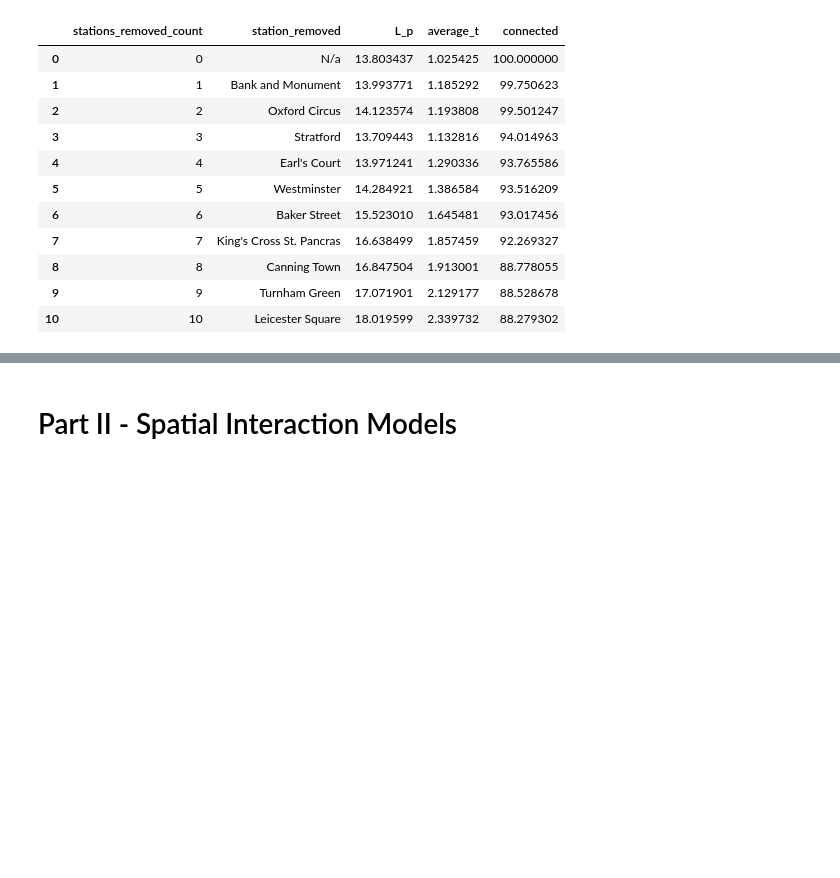
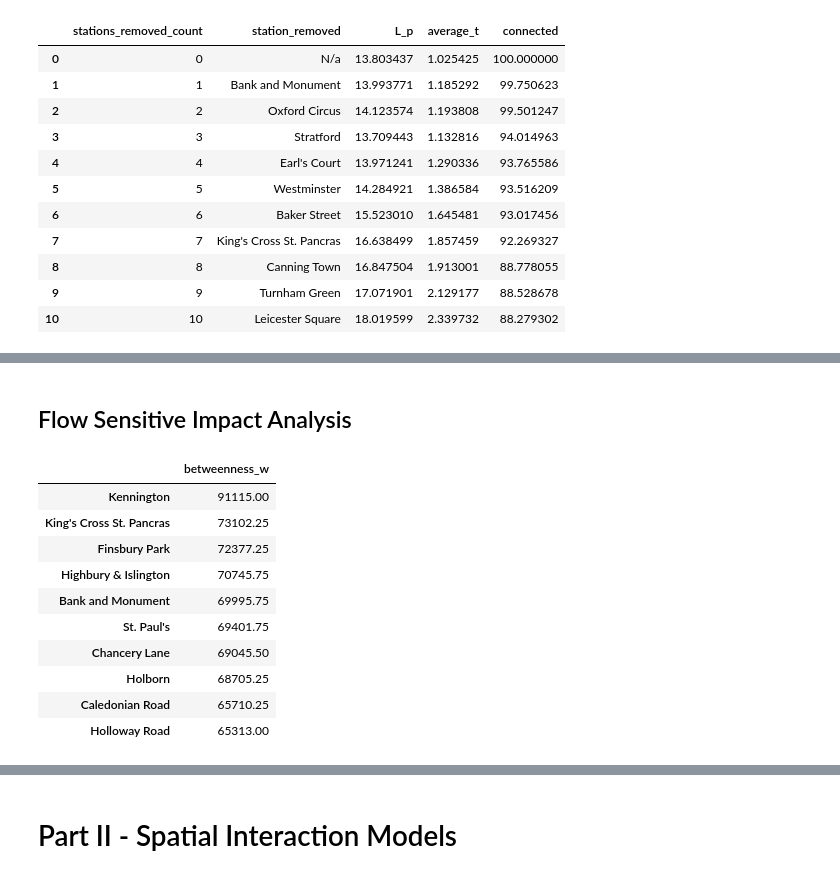
Before and after one commit to grolls23/UrbsimAssessment, a Jupyter notebook: UrbsimFinal.ipynb, the cells around one changed output, grey strips where cells are left out. Drawn from its saved outputs; the diff is of its cells as text; code cells hidden in the pictures; blank space fills up the shorter version.

Commit message:
Flow betweenness centrality sorted

```diff
--- a/UrbsimFinal.ipynb
+++ b/UrbsimFinal.ipynb
@@ -1249,0 +1199,37 @@ plt.show()
+# %% [markdown]
+## Flow Sensitive Impact Analysis
+# %%
+#Recompute betweenness centrality metrics with flow weighting
+
+
+#Invert weights
+for u, v, d in G.edges(data=True):
+    d['flows'] = -d.get('flows', 0)
+
+#Compute
+bet_london_w=nx.betweenness_centrality(G,weight='flows',normalized=False)
+
+#Set attributes
+nx.set_node_attributes(G,bet_london_w,'betweenness_w')
+
+df = pd.DataFrame(index=G.nodes())
+df['betweenness_w'] = pd.Series(nx.get_node_attributes(G, 'betweenness_w'))
+
+df_sorted = df.sort_values(["betweenness_w"], ascending=False)
+
+#Save for later
+betweenness_top_ten = df_sorted[0:15]
+
+df_sorted[0:10]
+# %% [output]
+|  | betweenness_w |
+| Kennington | 91115.00 |
+| King's Cross St. Pancras | 73102.25 |
+| Finsbury Park | 72377.25 |
+| Highbury & Islington | 70745.75 |
+| Bank and Monument | 69995.75 |
+| St. Paul's | 69401.75 |
+| Chancery Lane | 69045.50 |
+| Holborn | 68705.25 |
+| Caledonian Road | 65710.25 |
+| Holloway Road | 65313.00 |
```
Also changed, not shown: parts of 7 cells of this notebook.
